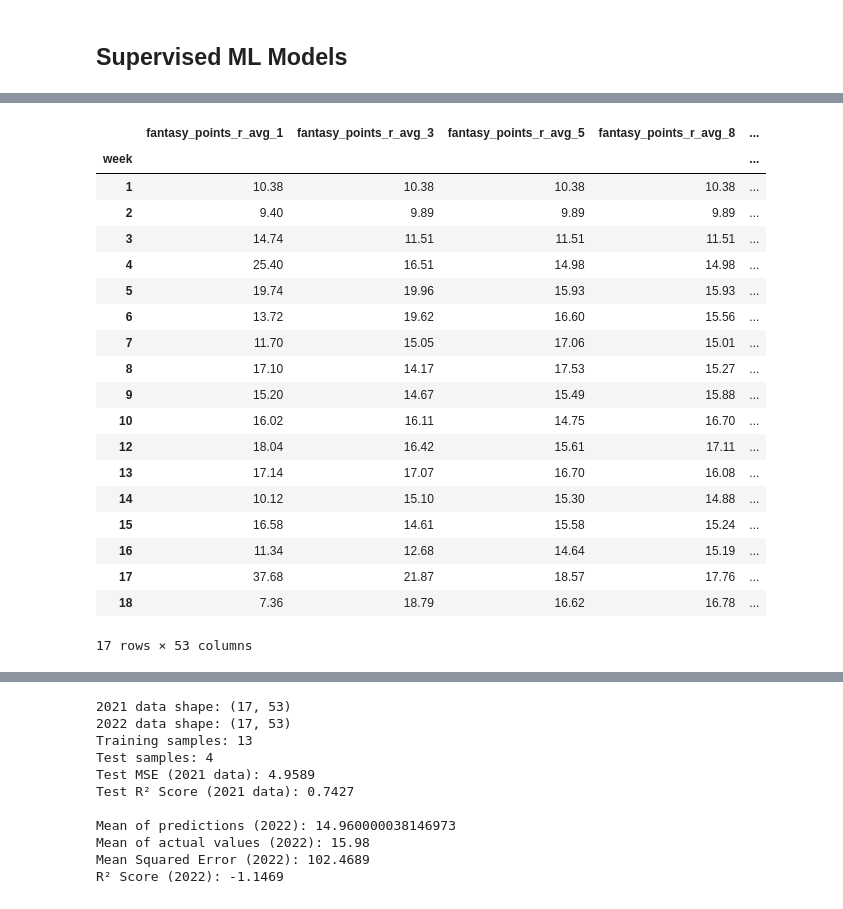
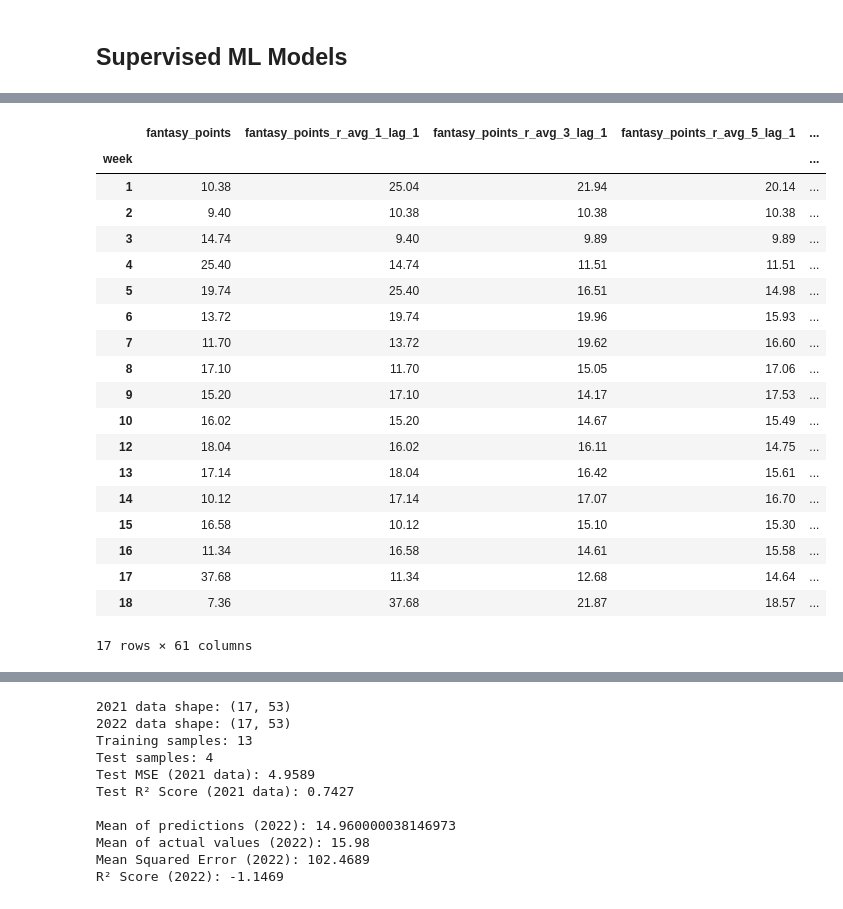
Before and after one commit to ryanapierce/fantasy-football-assistant, a Jupyter notebook: fantasy_football_assistant.ipynb, the cells around one changed output, grey strips where cells are left out. Saved outputs shown, nothing was run; the diff lists cells and outputs as text; code cells hidden in the pictures.

```diff
--- a/fantasy_football_assistant.ipynb
+++ b/fantasy_football_assistant.ipynb
@@ -1295,31 +1403,31 @@ t_brady_2021_pivot
 # %%
 # Get Tom Brady 2022 data
-t_brady_2022 = qb_df[(qb_df['player_name'] == 'T.Brady') & (qb_df['season'] == 2022)]
+t_brady_2022 = qb_df_cleaned[(qb_df_cleaned['player_name'] == 'T.Brady') & (qb_df_cleaned['season'] == 2022)]
 
 # pivot table to see all rolling averages for T.Brady in 2022
-t_brady_2022_pivot = t_brady_2022.pivot_table(index=['week'], values=[col for col in t_brady_2022.columns if 'r_' in col])
+t_brady_2022_pivot = t_brady_2022.pivot_table(index=['week'], values=[col for col in t_brady_2022.columns if 'r_' in col or 'fantasy_points' in col], aggfunc='first')
 t_brady_2022_pivot
 # %% [output]
-|  | fantasy_points_r_avg_1 | fantasy_points_r_avg_3 | fantasy_points_r_avg_5 | fantasy_points_r_avg_8 | ... |
+|  | fantasy_points | fantasy_points_r_avg_1_lag_1 | fantasy_points_r_avg_3_lag_1 | fantasy_points_r_avg_5_lag_1 | ... |
 | week |  |  |  |  | ... |
-| 1 | 10.38 | 10.38 | 10.38 | 10.38 | ... |
-| 2 | 9.40 | 9.89 | 9.89 | 9.89 | ... |
-| 3 | 14.74 | 11.51 | 11.51 | 11.51 | ... |
-| 4 | 25.40 | 16.51 | 14.98 | 14.98 | ... |
-| 5 | 19.74 | 19.96 | 15.93 | 15.93 | ... |
-| 6 | 13.72 | 19.62 | 16.60 | 15.56 | ... |
-| 7 | 11.70 | 15.05 | 17.06 | 15.01 | ... |
-| 8 | 17.10 | 14.17 | 17.53 | 15.27 | ... |
-| 9 | 15.20 | 14.67 | 15.49 | 15.88 | ... |
-| 10 | 16.02 | 16.11 | 14.75 | 16.70 | ... |
-| 12 | 18.04 | 16.42 | 15.61 | 17.11 | ... |
-| 13 | 17.14 | 17.07 | 16.70 | 16.08 | ... |
-| 14 | 10.12 | 15.10 | 15.30 | 14.88 | ... |
-| 15 | 16.58 | 14.61 | 15.58 | 15.24 | ... |
-| 16 | 11.34 | 12.68 | 14.64 | 15.19 | ... |
-| 17 | 37.68 | 21.87 | 18.57 | 17.76 | ... |
-| 18 | 7.36 | 18.79 | 16.62 | 16.78 | ... |
+| 1 | 10.38 | 25.04 | 21.94 | 20.14 | ... |
+| 2 | 9.40 | 10.38 | 10.38 | 10.38 | ... |
+| 3 | 14.74 | 9.40 | 9.89 | 9.89 | ... |
+| 4 | 25.40 | 14.74 | 11.51 | 11.51 | ... |
+| 5 | 19.74 | 25.40 | 16.51 | 14.98 | ... |
+| 6 | 13.72 | 19.74 | 19.96 | 15.93 | ... |
+| 7 | 11.70 | 13.72 | 19.62 | 16.60 | ... |
+| 8 | 17.10 | 11.70 | 15.05 | 17.06 | ... |
+| 9 | 15.20 | 17.10 | 14.17 | 17.53 | ... |
+| 10 | 16.02 | 15.20 | 14.67 | 15.49 | ... |
+| 12 | 18.04 | 16.02 | 16.11 | 14.75 | ... |
+| 13 | 17.14 | 18.04 | 16.42 | 15.61 | ... |
+| 14 | 10.12 | 17.14 | 17.07 | 16.70 | ... |
+| 15 | 16.58 | 10.12 | 15.10 | 15.30 | ... |
+| 16 | 11.34 | 16.58 | 14.61 | 15.58 | ... |
+| 17 | 37.68 | 11.34 | 12.68 | 14.64 | ... |
+| 18 | 7.36 | 37.68 | 21.87 | 18.57 | ... |
-17 rows × 53 columns
+17 rows × 61 columns
 # %%
 from sklearn.linear_model import LinearRegression
 from sklearn.metrics import mean_squared_error, r2_score
```
Also changed, not shown: parts of 46 cells of this notebook.
